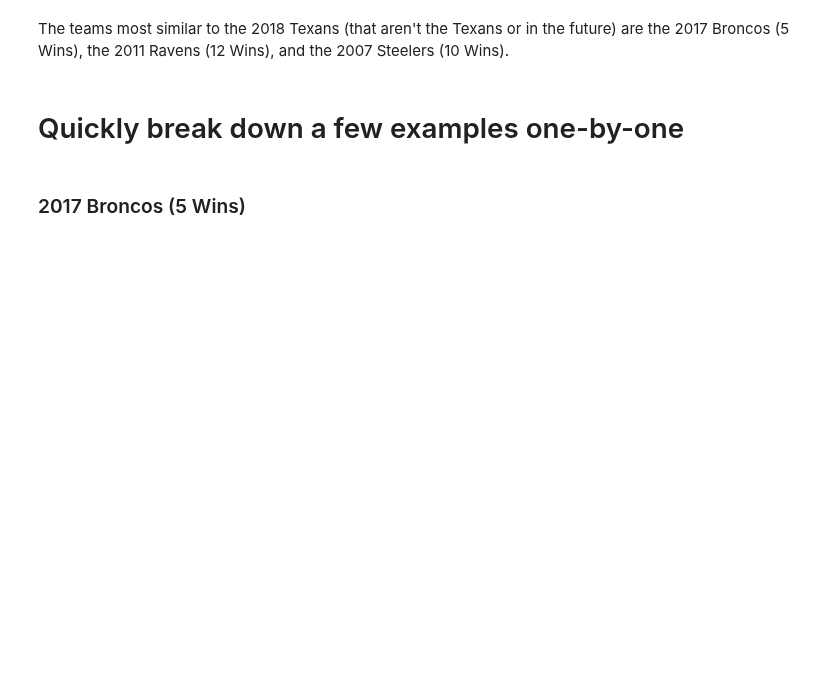
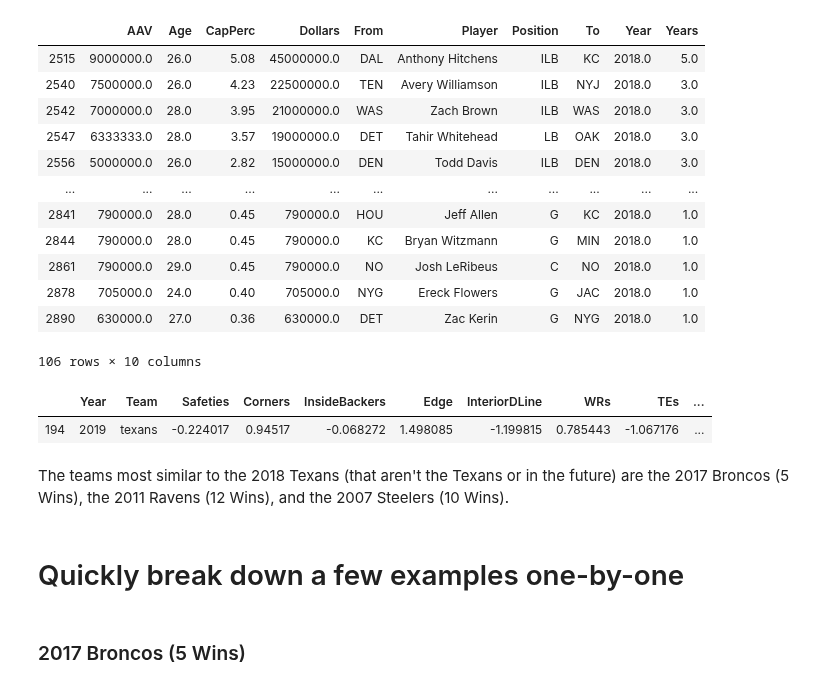
Before and after one commit to MattZlotnik/PreviousProjects, a Jupyter notebook: AllProjects/NFL Salary Cap Clustering Analysis/Individual Cases.ipynb, the cells around one changed output. Saved outputs shown, nothing was run; the diff lists cells and outputs as text; code cells hidden in the pictures; blank space fills up the shorter version.

```diff
--- a/AllProjects/NFL Salary Cap Clustering Analysis/Individual Cases.ipynb
+++ b/AllProjects/NFL Salary Cap Clustering Analysis/Individual Cases.ipynb
@@ -16,3 +16,5 @@ from sklearn.metrics import roc_auc_score
 pd.set_option('display.max_columns', 25)
 pd.set_option('display.max_rows', 25)
 Df = pd.read_csv("12Buckets.csv")
+FA = pd.read_csv("FreeAgents.csv")
+CapSpace = pd.read_csv("CapSpace.csv")
@@ -28,0 +21,12 @@ Df.head()
+# %%
+global Groups
+global GroupToPos
+global SalaryCaps
+Groups = ['Safeties','Corners','InsideBackers','Edge','InteriorDLine','WRs','TEs','InteriorOLine','Tackles','QB','RB','Special']
+GroupToPos = {'Safeties': ['SS','S','FS'], 'Corners': ['CB'], 'InsideBackers': ['LB','ILB'], 'InteriorDLine': ['DT']
+             , 'Edge': ['OLB', 'DE'], 'TEs': ['TE'], 'WRs': ['WR'], 'InteriorOLine': ['G', 'C', 'OL'], 'Tackles': ['T','LT','RT'],
+             'QB': ['QB'], 'RB': ['RB'], 'Special': ['K','P','KR','PR','LS']}
+SalaryCaps = {2009: 123000000, 2011: 120000000, 2012: 120600000, 2013: 123000000, 2014: 133000000, 2015: 143280000, 2016: 155270000, 2017: 167000000
+             , 2018: 177200000, 2019: 188200000, 2020: 198200000}
+
+Df.head()
@@ -132,3 +156,49 @@ FullComparable('chargers',2012)
+# %%
+def SpecificRecs(cor, Team, Year, FreeAgents):
+    cor = cor[['Wins','Playoff Wins','Recommendation']][0:12]
+    PossibleFA = FA[FA['Year'] == Year]
+    RecommendedFA = pd.DataFrame(columns = ['AAV','Age','CapPerc','Dollars','From','Player','Position','To','Year','Years'])
+    for i in range(0,len(cor)):
+        row = cor.iloc[i]
+        if row['Recommendation'] == 'Increase spending in this position':
+            group = cor.index[i]
+            Positions = GroupToPos[group]
+            RecommendedFA = RecommendedFA.append(PossibleFA[PossibleFA['Position'].isin(Positions)])
+            SalaryCap = SalaryCaps[Year]
+
+
+    return RecommendedFA
+
+
+
+
+
+
+
+
+
+
+
+SpecificRecs(cor, 'texans', 2018, FA)
+# %% [output]
+|  | AAV | Age | CapPerc | Dollars | From | Player | Position | To | Year | Years |
+| 2515 | 9000000.0 | 26.0 | 5.08 | 45000000.0 | DAL | Anthony Hitchens | ILB | KC | 2018.0 | 5.0 |
+| 2540 | 7500000.0 | 26.0 | 4.23 | 22500000.0 | TEN | Avery Williamson | ILB | NYJ | 2018.0 | 3.0 |
+| 2542 | 7000000.0 | 28.0 | 3.95 | 21000000.0 | WAS | Zach Brown | ILB | WAS | 2018.0 | 3.0 |
+| 2547 | 6333333.0 | 28.0 | 3.57 | 19000000.0 | DET | Tahir Whitehead | LB | OAK | 2018.0 | 3.0 |
+| 2556 | 5000000.0 | 26.0 | 2.82 | 15000000.0 | DEN | Todd Davis | ILB | DEN | 2018.0 | 3.0 |
+| ... | ... | ... | ... | ... | ... | ... | ... | ... | ... | ... |
+| 2841 | 790000.0 | 28.0 | 0.45 | 790000.0 | HOU | Jeff Allen | G | KC | 2018.0 | 1.0 |
+| 2844 | 790000.0 | 28.0 | 0.45 | 790000.0 | KC | Bryan Witzmann | G | MIN | 2018.0 | 1.0 |
+| 2861 | 790000.0 | 29.0 | 0.45 | 790000.0 | NO | Josh LeRibeus | C | NO | 2018.0 | 1.0 |
+| 2878 | 705000.0 | 24.0 | 0.40 | 705000.0 | NYG | Ereck Flowers | G | JAC | 2018.0 | 1.0 |
+| 2890 | 630000.0 | 27.0 | 0.36 | 630000.0 | DET | Zac Kerin | G | NYG | 2018.0 | 1.0 |
+106 rows × 10 columns
+# %%
+Df[(Df['Team'] == 'texans')&(Df['Year'] == 2019)]
+# %% [output]
+|  | Year | Team | Safeties | Corners | InsideBackers | Edge | InteriorDLine | WRs | TEs | ... |
+| 194 | 2019 | texans | -0.224017 | 0.94517 | -0.068272 | 1.498085 | -1.199815 | 0.785443 | -1.067176 | ... |
 # %% [markdown]
 The teams most similar to the 2018 Texans (that aren't the Texans or in the future) are the 2017 Broncos (5 Wins), the 2011 Ravens (12 Wins), and the 2007 Steelers (10 Wins).
 # %% [markdown]
```
Also changed, not shown: parts of 8 cells of this notebook, 3 other files.
